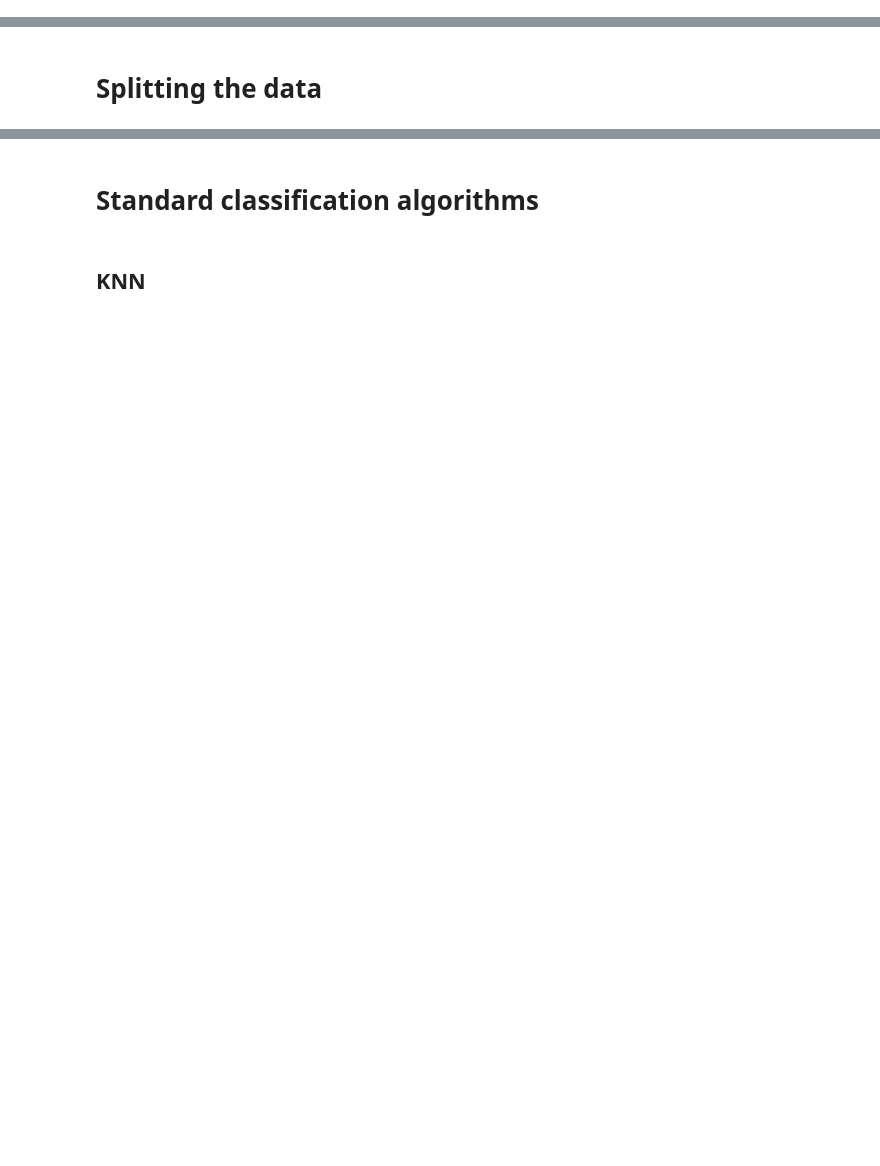
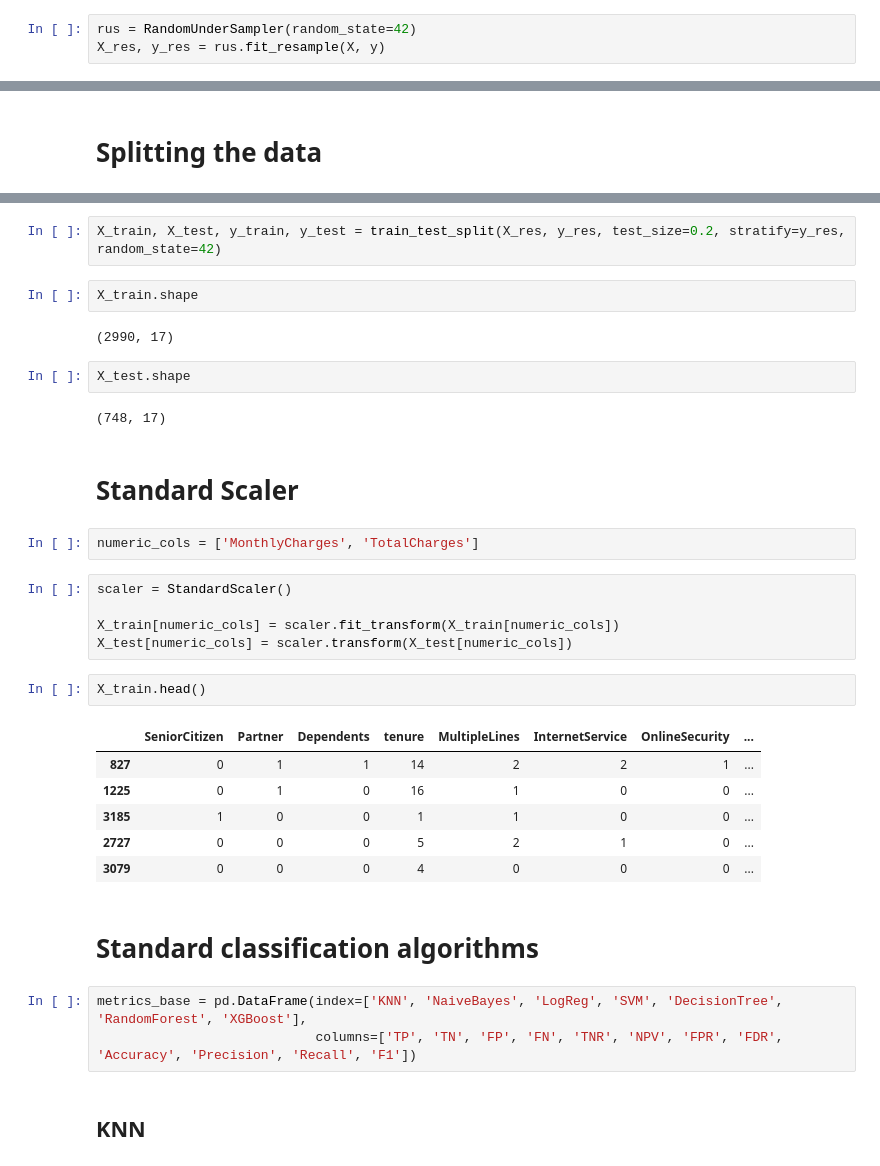
Before and after one commit to RomanGorelsky/lazy_fca_osda, a Jupyter notebook: lazy_fca_ips.ipynb, the cells around one changed output, grey strips where cells are left out. Cells and saved outputs as stored; diff of their text form; blank space fills up the shorter version.

```diff
--- a/lazy_fca_ips.ipynb
+++ b/lazy_fca_ips.ipynb
@@ -212,0 +249,3 @@ dtype: int64
+# %%
+rus = RandomUnderSampler(random_state=42)
+X_res, y_res = rus.fit_resample(X, y)
@@ -217,5 +268,36 @@ X_train, X_test, y_train, y_test = train_test_split(X, y, test_size=0.2, stratif
+# %%
+X_train, X_test, y_train, y_test = train_test_split(X_res, y_res, test_size=0.2, stratify=y_res, random_state=42)
+# %%
+X_train.shape
+# %% [output]
+(2990, 17)
+# %%
+X_test.shape
+# %% [output]
+(748, 17)
+# %% [markdown]
+# Standard Scaler
+# %%
+numeric_cols = ['MonthlyCharges', 'TotalCharges']
+# %%
+scaler = StandardScaler()
+
+X_train[numeric_cols] = scaler.fit_transform(X_train[numeric_cols])
+X_test[numeric_cols] = scaler.transform(X_test[numeric_cols])
+# %%
+X_train.head()
+# %% [output]
+|  | SeniorCitizen | Partner | Dependents | tenure | MultipleLines | InternetService | OnlineSecurity | ... |
+| 827 | 0 | 1 | 1 | 14 | 2 | 2 | 1 | ... |
+| 1225 | 0 | 1 | 0 | 16 | 1 | 0 | 0 | ... |
+| 3185 | 1 | 0 | 0 | 1 | 1 | 0 | 0 | ... |
+| 2727 | 0 | 0 | 0 | 5 | 2 | 1 | 0 | ... |
+| 3079 | 0 | 0 | 0 | 4 | 0 | 0 | 0 | ... |
 # %% [markdown]
 # Standard classification algorithms
+# %%
+metrics_base = pd.DataFrame(index=['KNN', 'NaiveBayes', 'LogReg', 'SVM', 'DecisionTree', 'RandomForest', 'XGBoost'],
+                            columns=['TP', 'TN', 'FP', 'FN', 'TNR', 'NPV', 'FPR', 'FDR', 'Accuracy', 'Precision', 'Recall', 'F1'])
 # %% [markdown]
 ## KNN
 # %%
```
Also changed, not shown: parts of 26 cells of this notebook.
